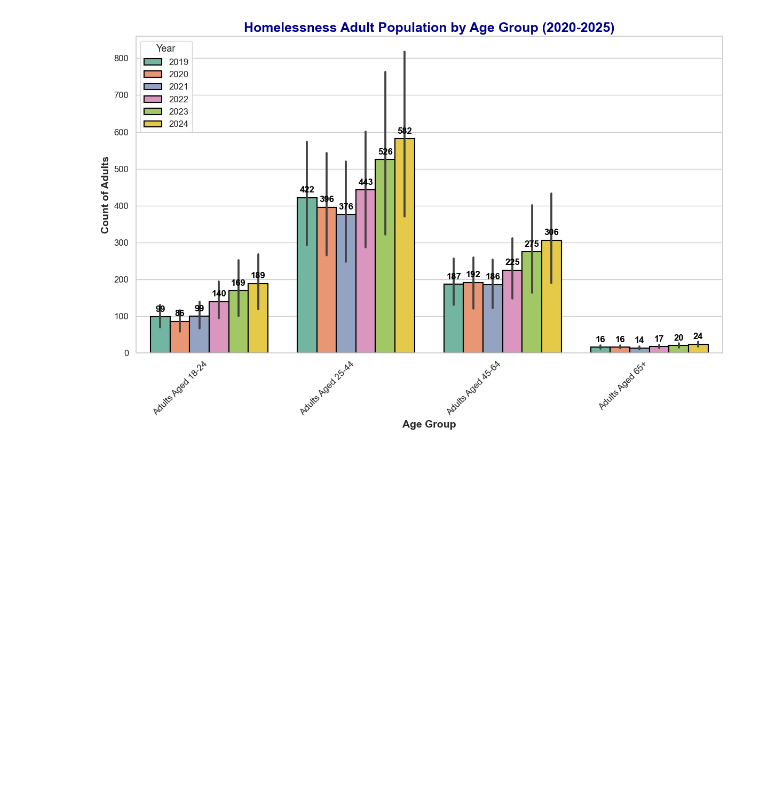
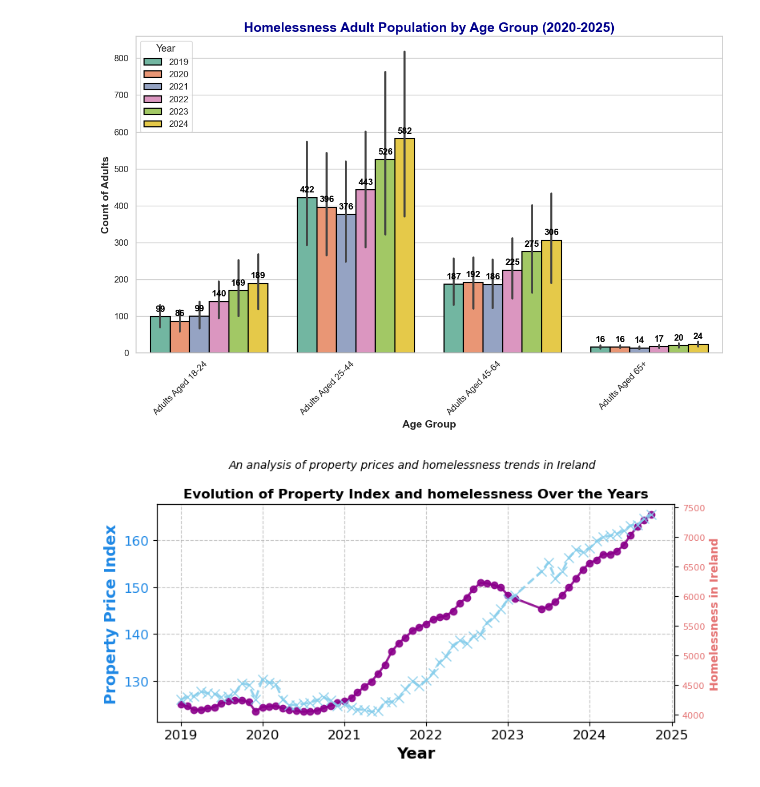
Before and after one commit to RobAstur/Programming-for-data-analytics, a Jupyter notebook: Project/project_version2.ipynb, the cells around one changed output. Cells and saved outputs as stored; diff of their text form; code cells hidden in the pictures; blank space fills up the shorter version.

```diff
--- a/Project/project_version2.ipynb
+++ b/Project/project_version2.ipynb
@@ -726,3 +712,41 @@ plt.tight_layout()
 plt.show()
 # %% [output]
 [figure]
+# %%
+
+
+# Merge the data on the "Month"
+df_merged = pd.merge(price_property_index, total_2019_2024, on="Month")
+# Plotting
+df_filtered = df_merged[(df_merged['Region'] == 'Dublin') & (df_merged['Type of Residential Property'] == 'Dublin - all residential properties')]
+
+fig, ax1 = plt.subplots(figsize=(8, 4))
+
+# Plot Property Index
+ax1.plot(df_filtered["Month"], df_filtered["VALUE"], color='darkmagenta', label='Property Price Index', marker='o', markersize=6, linewidth=2, linestyle='-', alpha=0.9)
+ax1.set_xlabel('Year', fontsize=14, fontweight='bold', color='black')
+ax1.set_ylabel('Property Price Index', color='#1E88E5', fontsize=14, fontweight='bold')
+ax1.tick_params(axis='y', labelcolor='#1E88E5', labelsize=12)
+ax1.tick_params(axis='x', labelsize=12)
+
+# Create a second y-axis for Unemployment Rate with a new shade of red
+ax2 = ax1.twinx()
+ax2.plot(df_filtered["Month"], df_filtered["Total Adults"], color='skyblue', label='Homelessness in Ireland', marker='x', markersize=8, linewidth=2, linestyle='--', alpha=0.9)
+ax2.set_ylabel('Homelessness in Ireland', color='#E57373', fontsize=10, fontweight='bold')
+ax2.tick_params(axis='y', labelcolor='#E57373', labelsize=8)
+
+# Add gridlines for better readability
+ax1.grid(True, linestyle='--', alpha=0.7)
+
+
+# Title and subtitle with improved styling
+plt.title('Evolution of Property Index and homelessness Over the Years', fontsize=12, weight='bold')
+plt.suptitle('An analysis of property prices and homelessness trends in Ireland', fontsize=10, fontstyle='italic')
+
+# Adjust layout to prevent overlap and make sure everything fits
+fig.tight_layout()
+
+# Show the plot
+plt.show()
+# %% [output]
+[figure, added]
```
Also changed, not shown: parts of 3 cells of this notebook.
